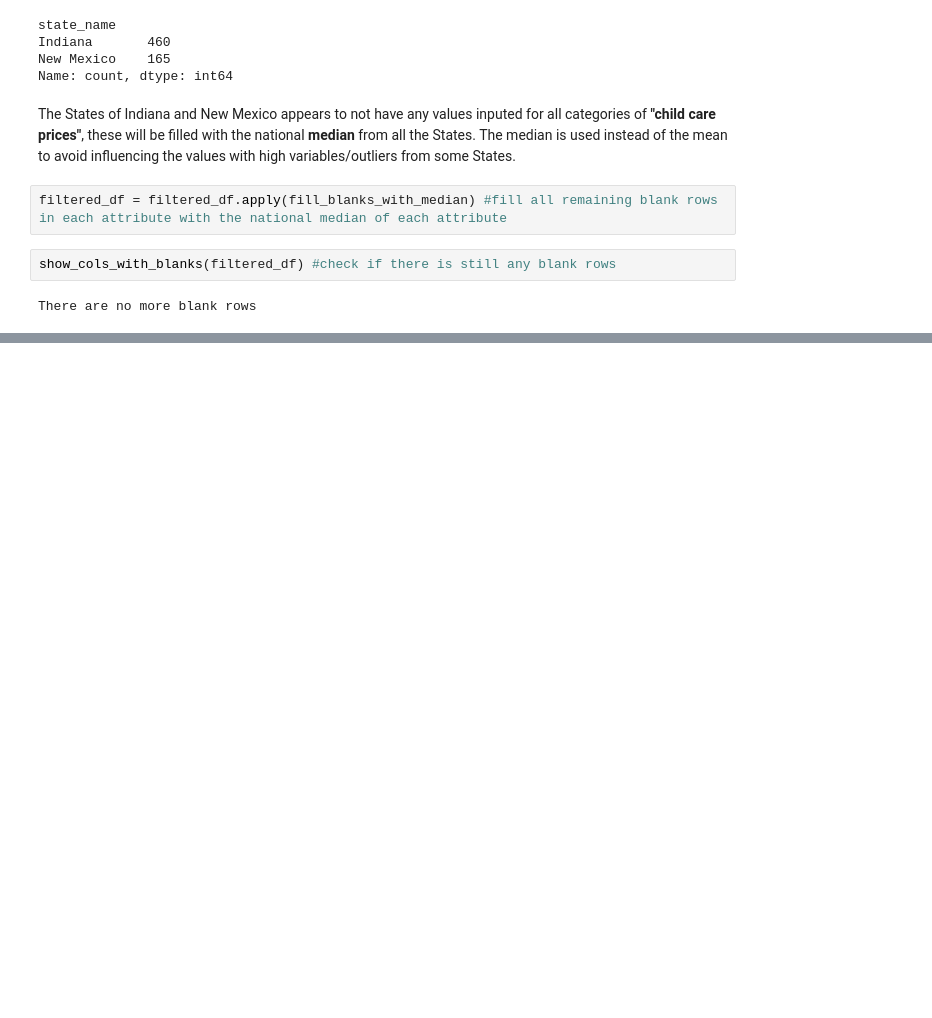
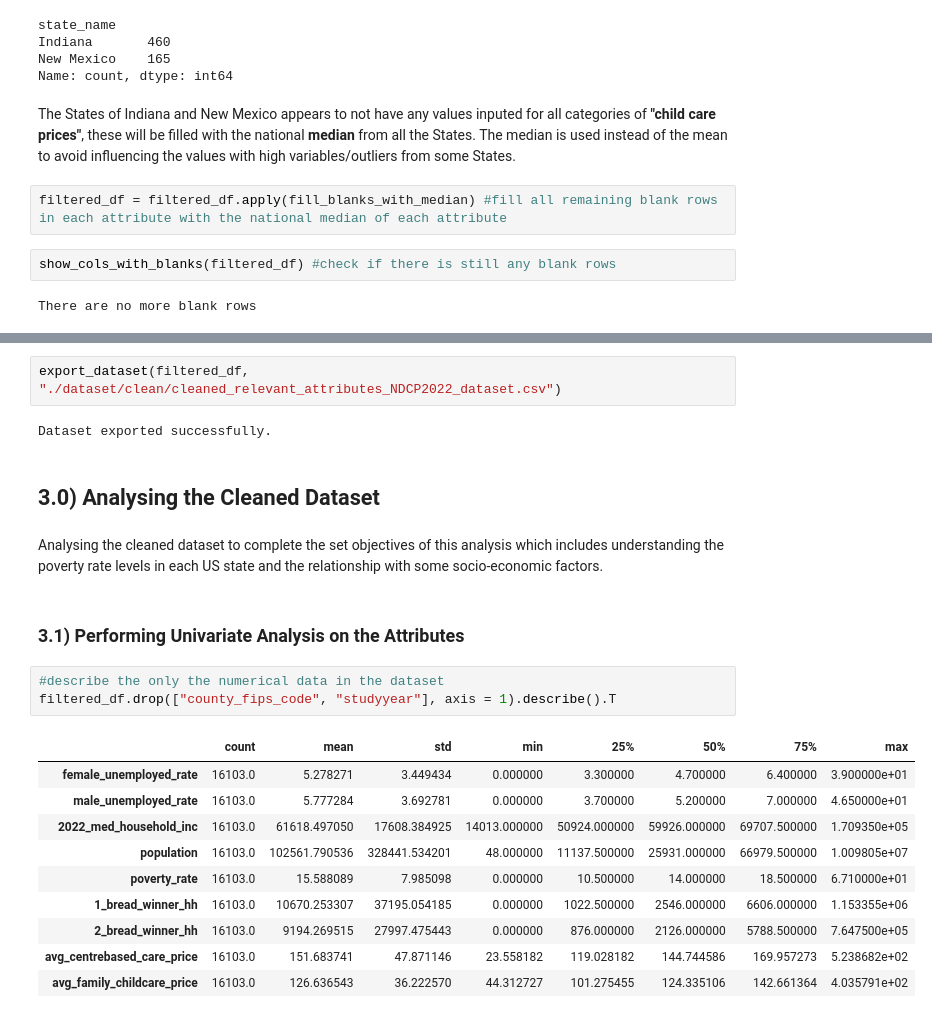
Before and after one commit to kaymighty86/us-poverty-rate-analysis, a Jupyter notebook: us_poverty_rate_analysis_notebook.ipynb, the cells around one changed output, grey strips where cells are left out. Cells and saved outputs as stored; diff of their text form; blank space fills up the shorter version.

```diff
--- a/us_poverty_rate_analysis_notebook.ipynb
+++ b/us_poverty_rate_analysis_notebook.ipynb
@@ -275,0 +377,24 @@ filtered_df.describe().T
+# %%
+export_dataset(filtered_df, "./dataset/clean/cleaned_relevant_attributes_NDCP2022_dataset.csv")
+# %% [output]
+Dataset exported successfully.
+# %% [markdown]
+## 3.0) Analysing the Cleaned Dataset
+# %% [markdown]
+Analysing the cleaned dataset to complete the set objectives of this analysis which includes understanding the poverty rate levels in each US state and the relationship with some socio-economic factors.
+# %% [markdown]
+### 3.1) Performing Univariate Analysis on the Attributes
+# %%
+#describe the only the numerical data in the dataset
+filtered_df.drop(["county_fips_code", "studyyear"], axis = 1).describe().T
+# %% [output]
+|  | count | mean | std | min | 25% | 50% | 75% | max |
+| female_unemployed_rate | 16103.0 | 5.278271 | 3.449434 | 0.000000 | 3.300000 | 4.700000 | 6.400000 | 3.900000e+01 |
+| male_unemployed_rate | 16103.0 | 5.777284 | 3.692781 | 0.000000 | 3.700000 | 5.200000 | 7.000000 | 4.650000e+01 |
+| 2022_med_household_inc | 16103.0 | 61618.497050 | 17608.384925 | 14013.000000 | 50924.000000 | 59926.000000 | 69707.500000 | 1.709350e+05 |
+| population | 16103.0 | 102561.790536 | 328441.534201 | 48.000000 | 11137.500000 | 25931.000000 | 66979.500000 | 1.009805e+07 |
+| poverty_rate | 16103.0 | 15.588089 | 7.985098 | 0.000000 | 10.500000 | 14.000000 | 18.500000 | 6.710000e+01 |
+| 1_bread_winner_hh | 16103.0 | 10670.253307 | 37195.054185 | 0.000000 | 1022.500000 | 2546.000000 | 6606.000000 | 1.153355e+06 |
+| 2_bread_winner_hh | 16103.0 | 9194.269515 | 27997.475443 | 0.000000 | 876.000000 | 2126.000000 | 5788.500000 | 7.647500e+05 |
+| avg_centrebased_care_price | 16103.0 | 151.683741 | 47.871146 | 23.558182 | 119.028182 | 144.744586 | 169.957273 | 5.238682e+02 |
+| avg_family_childcare_price | 16103.0 | 126.636543 | 36.222570 | 44.312727 | 101.275455 | 124.335106 | 142.661364 | 4.035791e+02 |
```
Also changed, not shown: parts of 37 cells of this notebook, 1 other file.
